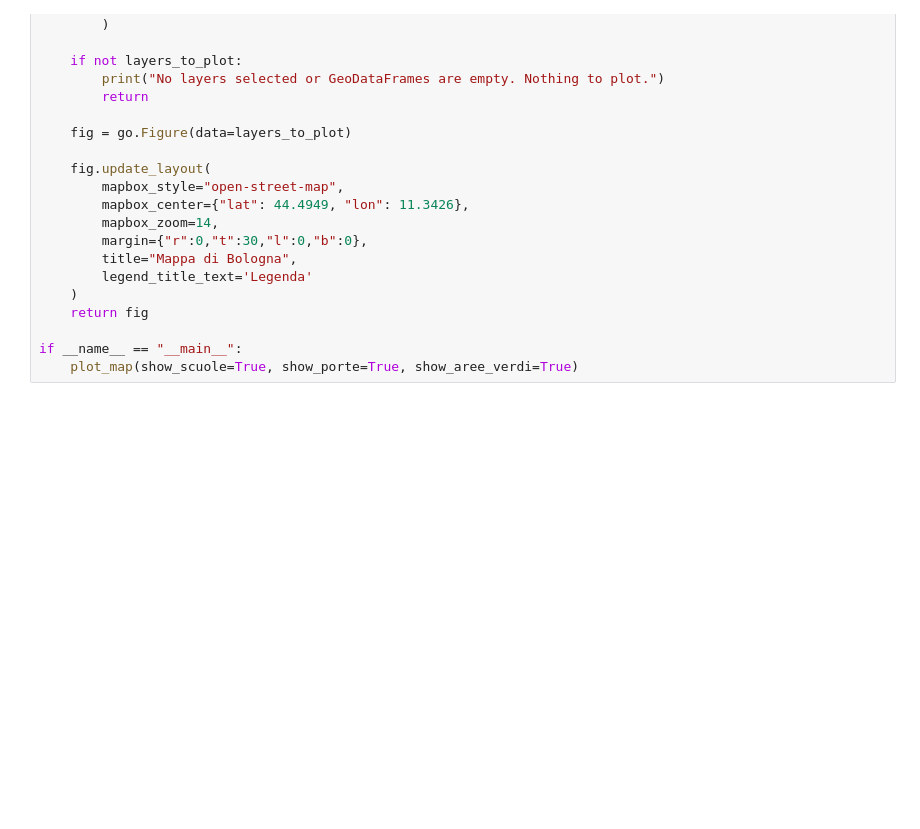
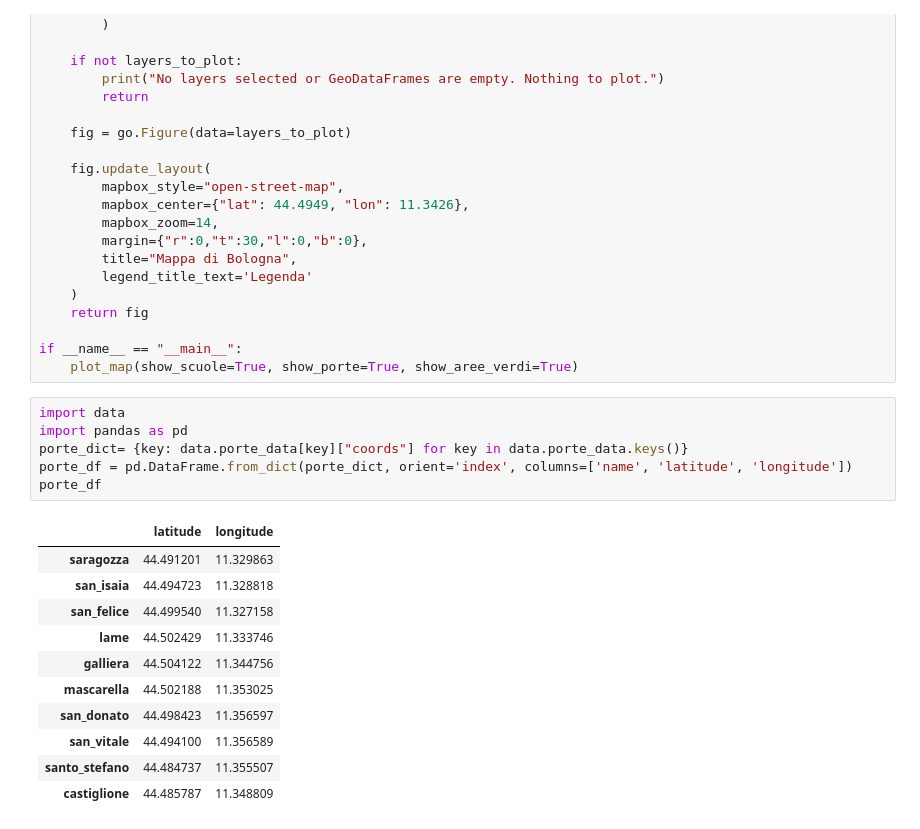
Before and after one commit to GiacomoPiergentili/fairness-bologna, a Jupyter notebook: test.ipynb, the cells around one changed output. Drawn from its saved outputs; the diff is of its cells as text; blank space fills up the shorter version.

```diff
--- a/test.ipynb
+++ b/test.ipynb
@@ -391,3 +391,21 @@ def plot_map(show_scuole=True, show_porte=True, show_aree_verdi=True):
 
 if __name__ == "__main__":
     plot_map(show_scuole=True, show_porte=True, show_aree_verdi=True)
+# %%
+import data
+import pandas as pd
+porte_dict= {key: data.porte_data[key]["coords"] for key in data.porte_data.keys()}
+porte_df = pd.DataFrame.from_dict(porte_dict, orient='index', columns=['name', 'latitude', 'longitude'])
+porte_df
+# %% [output]
+|  | latitude | longitude |
+| saragozza | 44.491201 | 11.329863 |
+| san_isaia | 44.494723 | 11.328818 |
+| san_felice | 44.499540 | 11.327158 |
+| lame | 44.502429 | 11.333746 |
+| galliera | 44.504122 | 11.344756 |
+| mascarella | 44.502188 | 11.353025 |
+| san_donato | 44.498423 | 11.356597 |
+| san_vitale | 44.494100 | 11.356589 |
+| santo_stefano | 44.484737 | 11.355507 |
+| castiglione | 44.485787 | 11.348809 |
```
Also changed, not shown: 19 other files.
